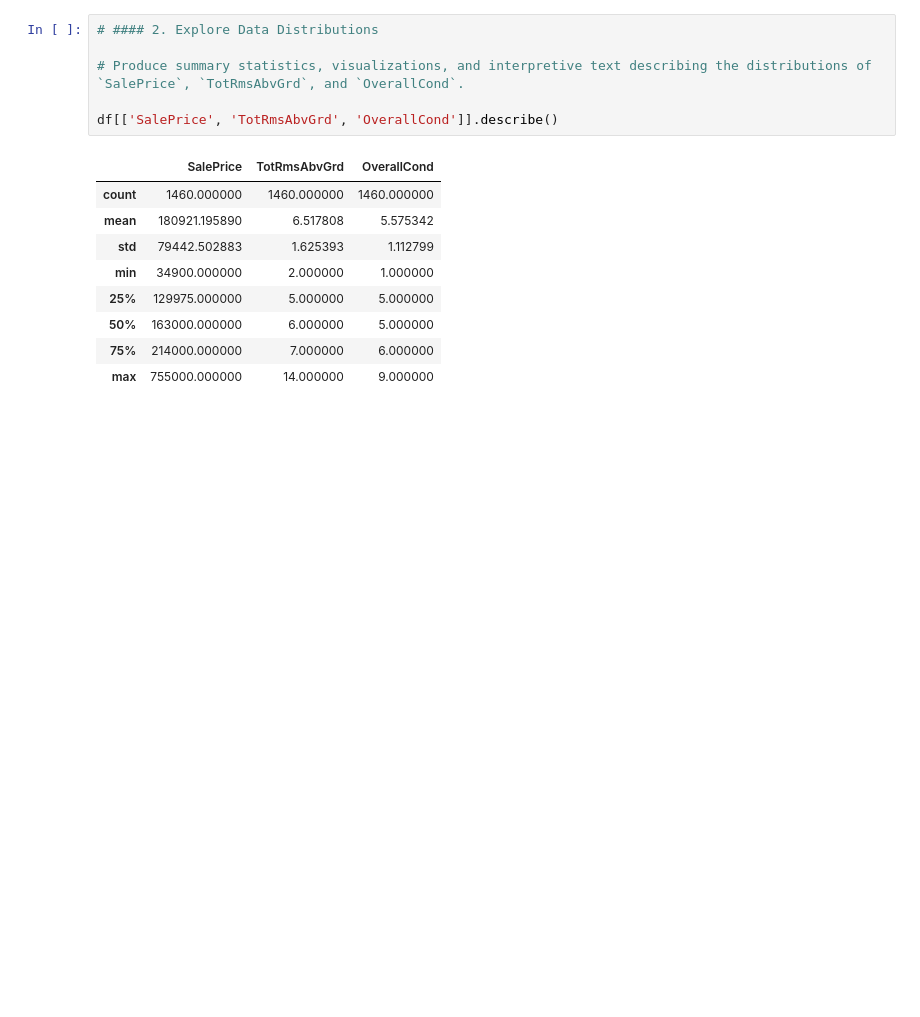
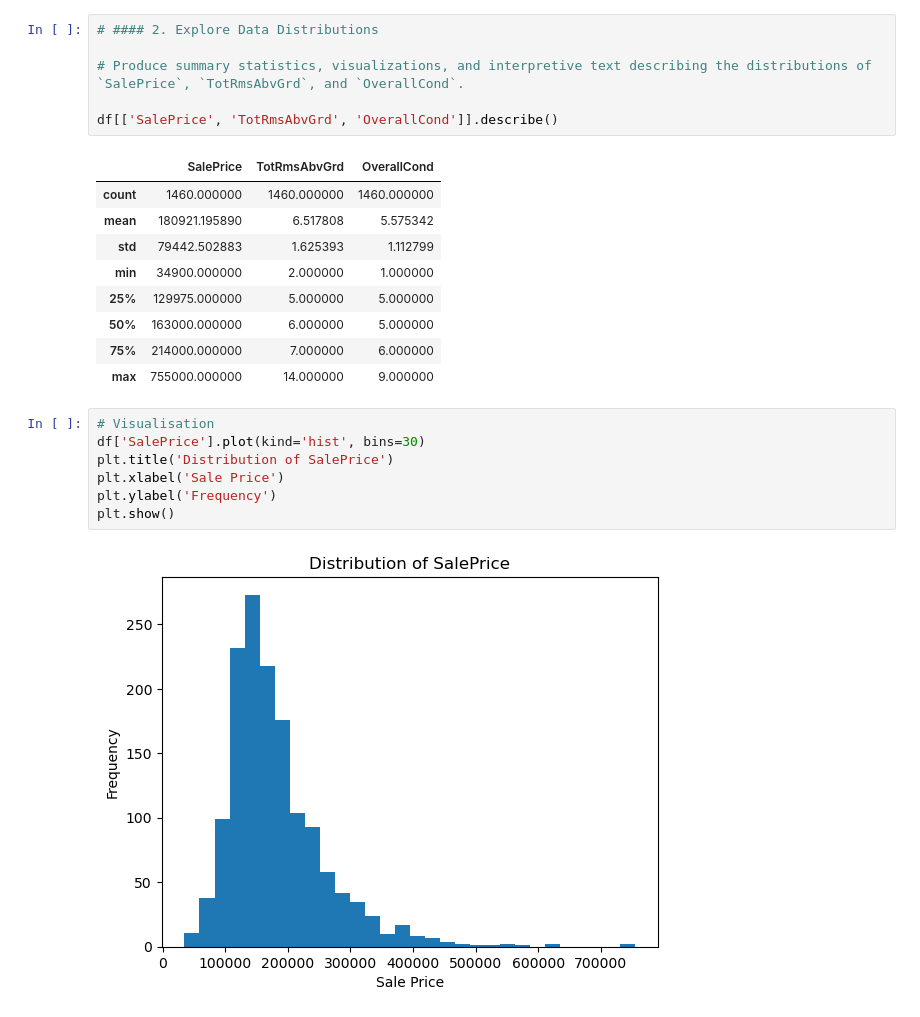
Before and after one commit to Orandifelix/dsc-pandas-eda-lab, a Jupyter notebook: lab.ipynb, the cells around one changed output. Drawn from its saved outputs; the diff is of its cells as text; blank space fills up the shorter version.

Commit message:
visualisation

```diff
--- a/lab.ipynb
+++ b/lab.ipynb
@@ -64,3 +64,12 @@ df[['SalePrice', 'TotRmsAbvGrd', 'OverallCond']].describe()
 | 50% | 163000.000000 | 6.000000 | 5.000000 |
 | 75% | 214000.000000 | 7.000000 | 6.000000 |
 | max | 755000.000000 | 14.000000 | 9.000000 |
+# %%
+# Visualisation
+df['SalePrice'].plot(kind='hist', bins=30)
+plt.title('Distribution of SalePrice')
+plt.xlabel('Sale Price')
+plt.ylabel('Frequency')
+plt.show()
+# %% [output]
+[figure, added]
```
Also changed, not shown: parts of 2 cells of this notebook.
